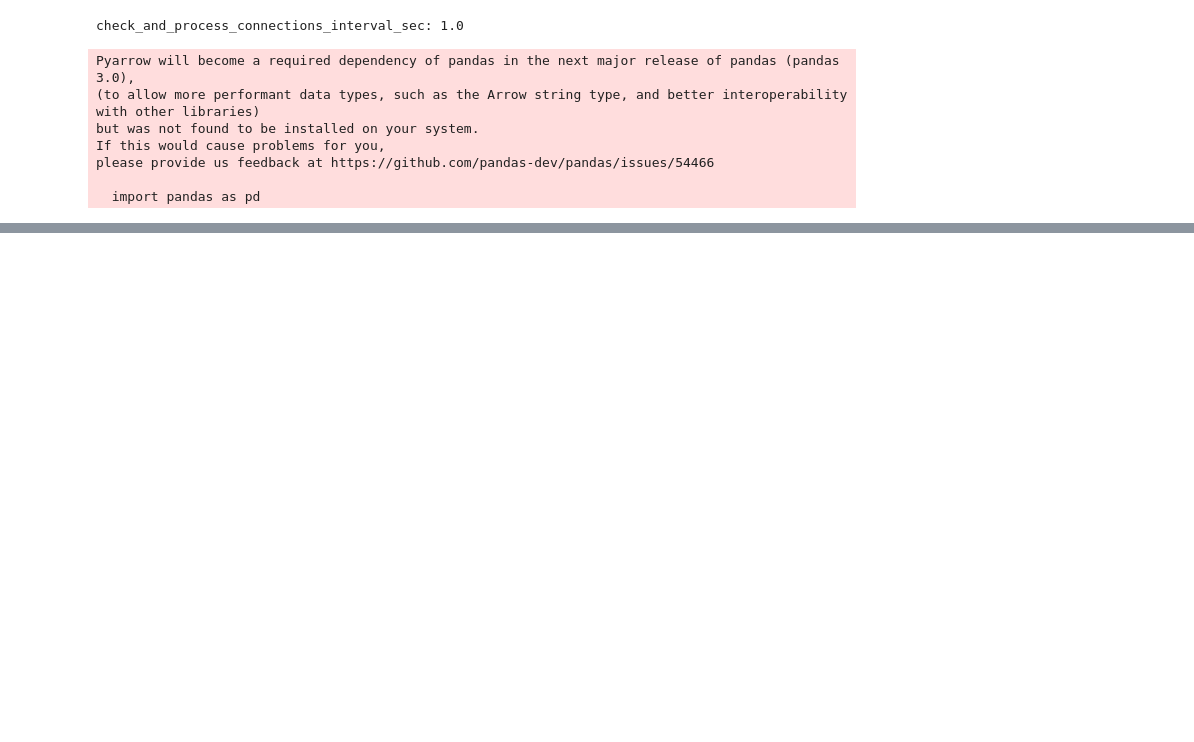
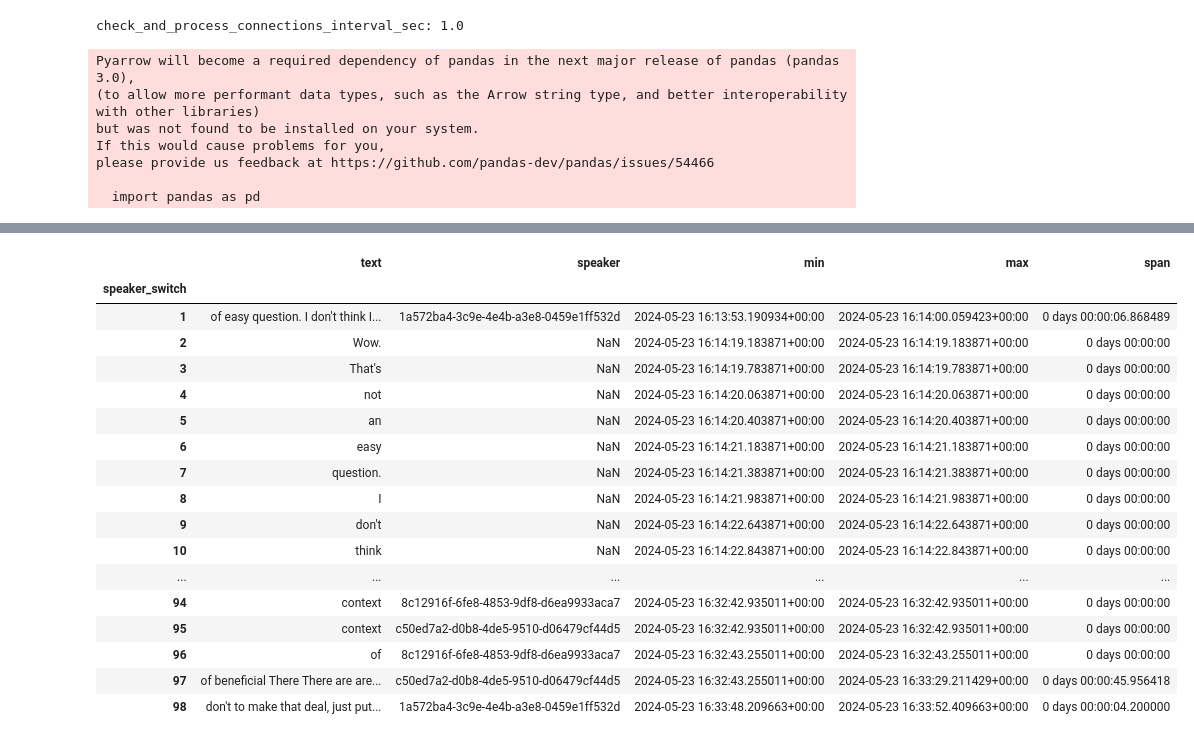
Before and after one commit to Vexa-ai/vexa-transcription-service, a Jupyter notebook: tests_2305.ipynb, the cells around one changed output, grey strips where cells are left out. Saved outputs shown, nothing was run; the diff lists cells and outputs as text; code cells hidden in the pictures; blank space fills up the shorter version.

```diff
--- a/tests_2305.ipynb
+++ b/tests_2305.ipynb
@@ -27,9 +27,9 @@ please provide us feedback at https://github.com/pandas-dev/pandas/issues/54466
 # %%
 redis_client = await get_redis_client(settings.redis_host, settings.redis_port, settings.redis_password)
 # %%
-# meeting_id = 'https://meet.google.com/iqi-jawb-pqq#wefwef'
-# diarization = Diarisation(meeting_id,redis_client=redis_client)
-# transcript = Transcript(meeting_id,redis_client=redis_client)
+meeting_id = 'gzg-mzys-qwi'
+diarization = Diarisation(meeting_id,redis_client=redis_client)
+transcript = Transcript(meeting_id,redis_client=redis_client)
 # %%
 def expand_over_timeindex(df,seek,columns):
     seek = pd.Timestamp(seek)
@@ -165,0 +149,11 @@ immutable_df.head()
+# %%
+
+diar_df = pd.DataFrame(columns = ['speaker','time'])
+for d,t,c in new_diarizations:
+   # d = widen_diarization_result(d)
+    df = pd.DataFrame(d)
+    diar_df = pd.concat([diar_df[diar_df['end']<df['start'].min()],df]) if len(diar_df)>0 else df
+
+diar_df['start'] = pd.to_timedelta(diar_df['start'])+pd.Timestamp(t)
+diar_df['end']   = pd.to_timedelta(diar_df['end'])+pd.Timestamp(t)
+diar_df
@@ -165,0 +190,33 @@ immutable_df.head()
+# %%
+
+# if len(diar_df)>0:
+#     merged_df.loc[merged_df['time']>diar_df.time.max(),'speaker']='not diarized'
+# else:
+
+# merged_df= merged_df.dropna(subset='speaker')
+
+immutable_df = pd.concat([immutable_df,mutable_df[mutable_df['time']<merged_df['time'].min()]])
+mutable_df = merged_df[merged_df['time']>mutable_df['time'].max()] if mutable_df['time'].max()== mutable_df['time'].max() else merged_df
+mutable_output_df = mutable_df.copy()
+#mutable_output_df['speaker'] = mutable_output_df['speaker'].fillna('not diarized')
+
+pd.concat([group_by_speaker(immutable_df),(group_by_speaker(mutable_output_df))])
+# %% [output]
+|  | text | speaker | min | max | span |
+| speaker_switch |  |  |  |  |  |
+| 1 | of easy question. I don't think I... | 1a572ba4-3c9e-4e4b-a3e8-0459e1ff532d | 2024-05-23 16:13:53.190934+00:00 | 2024-05-23 16:14:00.059423+00:00 | 0 days 00:00:06.868489 |
+| 2 | Wow. | NaN | 2024-05-23 16:14:19.183871+00:00 | 2024-05-23 16:14:19.183871+00:00 | 0 days 00:00:00 |
+| 3 | That's | NaN | 2024-05-23 16:14:19.783871+00:00 | 2024-05-23 16:14:19.783871+00:00 | 0 days 00:00:00 |
+| 4 | not | NaN | 2024-05-23 16:14:20.063871+00:00 | 2024-05-23 16:14:20.063871+00:00 | 0 days 00:00:00 |
+| 5 | an | NaN | 2024-05-23 16:14:20.403871+00:00 | 2024-05-23 16:14:20.403871+00:00 | 0 days 00:00:00 |
+| 6 | easy | NaN | 2024-05-23 16:14:21.183871+00:00 | 2024-05-23 16:14:21.183871+00:00 | 0 days 00:00:00 |
+| 7 | question. | NaN | 2024-05-23 16:14:21.383871+00:00 | 2024-05-23 16:14:21.383871+00:00 | 0 days 00:00:00 |
+| 8 | I | NaN | 2024-05-23 16:14:21.983871+00:00 | 2024-05-23 16:14:21.983871+00:00 | 0 days 00:00:00 |
+| 9 | don't | NaN | 2024-05-23 16:14:22.643871+00:00 | 2024-05-23 16:14:22.643871+00:00 | 0 days 00:00:00 |
+| 10 | think | NaN | 2024-05-23 16:14:22.843871+00:00 | 2024-05-23 16:14:22.843871+00:00 | 0 days 00:00:00 |
+| ... | ... | ... | ... | ... | ... |
+| 94 | context | 8c12916f-6fe8-4853-9df8-d6ea9933aca7 | 2024-05-23 16:32:42.935011+00:00 | 2024-05-23 16:32:42.935011+00:00 | 0 days 00:00:00 |
+| 95 | context | c50ed7a2-d0b8-4de5-9510-d06479cf44d5 | 2024-05-23 16:32:42.935011+00:00 | 2024-05-23 16:32:42.935011+00:00 | 0 days 00:00:00 |
+| 96 | of | 8c12916f-6fe8-4853-9df8-d6ea9933aca7 | 2024-05-23 16:32:43.255011+00:00 | 2024-05-23 16:32:43.255011+00:00 | 0 days 00:00:00 |
+| 97 | of beneficial There There are are... | c50ed7a2-d0b8-4de5-9510-d06479cf44d5 | 2024-05-23 16:32:43.255011+00:00 | 2024-05-23 16:33:29.211429+00:00 | 0 days 00:00:45.956418 |
+| 98 | don't to make that deal, just put... | 1a572ba4-3c9e-4e4b-a3e8-0459e1ff532d | 2024-05-23 16:33:48.209663+00:00 | 2024-05-23 16:33:52.409663+00:00 | 0 days 00:00:04.200000 |
```
Also changed, not shown: parts of 16 cells of this notebook.
